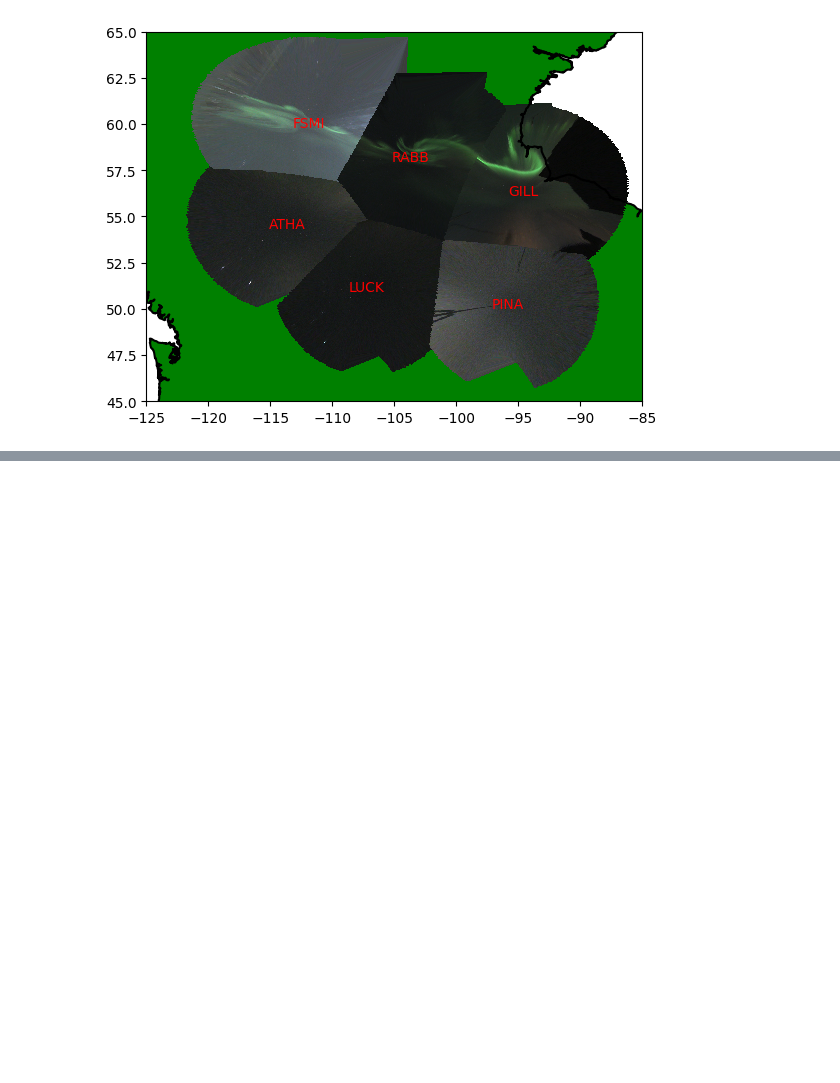
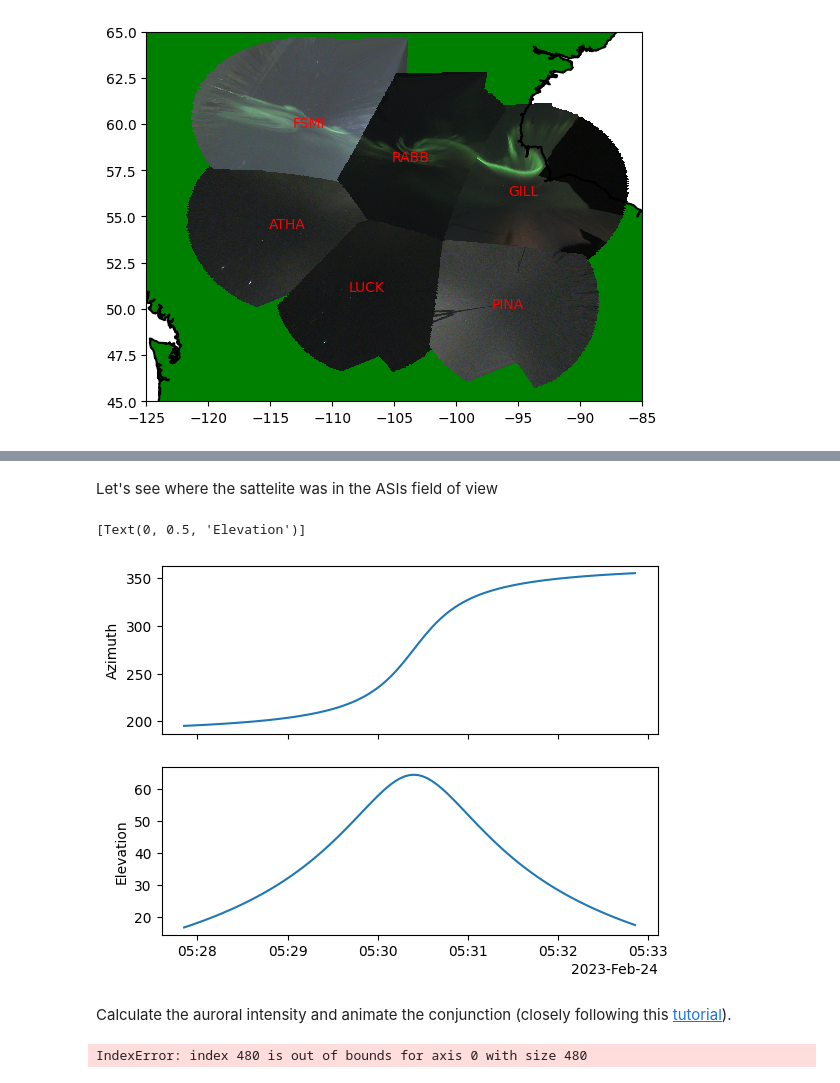
Before and after one commit to kylermurphy/DASP_2024, a Jupyter notebook: asilib/2024_dasp_asilib_colab.ipynb, the cells around one changed output, grey strips where cells are left out. Drawn from its saved outputs; the diff is of its cells as text; code cells hidden in the pictures; blank space fills up the shorter version.

Commit message:
Updated the Colab notebook with Swarm.

```diff
--- a/asilib/2024_dasp_asilib_colab.ipynb
+++ b/asilib/2024_dasp_asilib_colab.ipynb
@@ -259,0 +312,8 @@ Note: for project \#2, ideally you should map the satellite's location, orbiting
+# %%
+conjunction_finder = asilib.Conjunction(
+    asilib.asi.trex_rgb('GILL', time='2023-02-24', alt=90, load_images=False), # The load_images kwarg allows us to quicky calculate conjunctions without loading lots of images.
+    df[['Latitude', 'Longitude', 'Altitude']]
+    )
+# %%
+conjunction_df = conjunction_finder.find()
+print(conjunction_df)
@@ -259,0 +330,10 @@ Note: for project \#2, ideally you should map the satellite's location, orbiting
+# %%
+conjunction_time_range = conjunction_df.loc[0, ['start_time', 'end_time']].to_numpy()
+# Pad the start and end times so Swarm gets close to the horizon.
+conjunction_time_range[0] = conjunction_time_range[0]-timedelta(minutes=2)
+conjunction_time_range[1] = conjunction_time_range[1]+timedelta(minutes=2)
+swarm_conjunction_ephem = df.loc[conjunction_time_range[0]:conjunction_time_range[1], ['Latitude', 'Longitude', 'Altitude']]
+conjunction_obj = asilib.Conjunction(
+    asilib.asi.trex_rgb('GILL', time_range=conjunction_time_range, alt=110), swarm_conjunction_ephem
+    )
+conjunction_obj.interp_sat()  # This is needed to align the Swarm and ASI time stamps.
@@ -259,0 +354,25 @@ Note: for project \#2, ideally you should map the satellite's location, orbiting
+# %% [markdown]
+Let's see where the sattelite was in the ASIs field of view
+# %%
+sat_azel, sat_azel_pixels = conjunction_obj.map_azel()
+# %%
+fig, ax = plt.subplots(2, 1, sharex=True)
+ax[0].plot(conjunction_obj.sat.index, sat_azel[:, 0], label='Azimuth')
+ax[1].plot(conjunction_obj.sat.index, sat_azel[:, 1], label='Elevation')
+ax[0].set(ylabel='Azimuth')
+ax[1].set(ylabel='Elevation')
+# %% [output]
+[Text(0, 0.5, 'Elevation')]
+[figure, added]
+# %% [markdown]
+Calculate the auroral intensity and animate the conjunction (closely following this [tutorial](https://aurora-asi-lib.readthedocs.io/en/latest/tutorials/conjunctions.html)).
+# %%
+area_intensity = conjunction_obj.intensity(box=(10, 10))
+
+# You don't need to calculate the area mask if you just need the intensity, but this is useful if you
+# want to animate and visualize the area
+area_mask = conjunction_obj.equal_area(box=(10,10))
+# Need to change masked NaNs to 0s so we can plot the rectangular area contours.
+area_mask[np.where(np.isnan(area_mask))] = 0
+# %% [output]
+IndexError: index 480 is out of bounds for axis 0 with size 480
```
Also changed, not shown: parts of 14 cells of this notebook.
